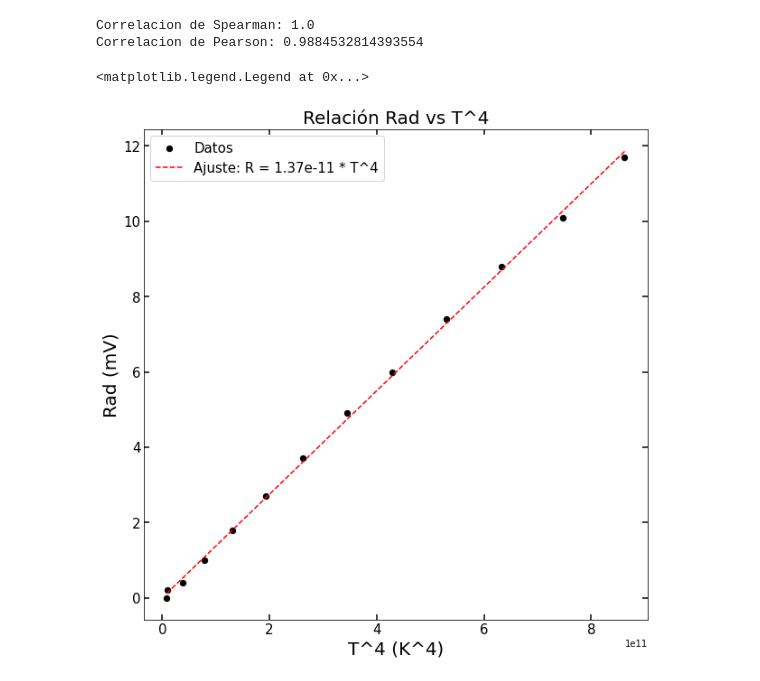
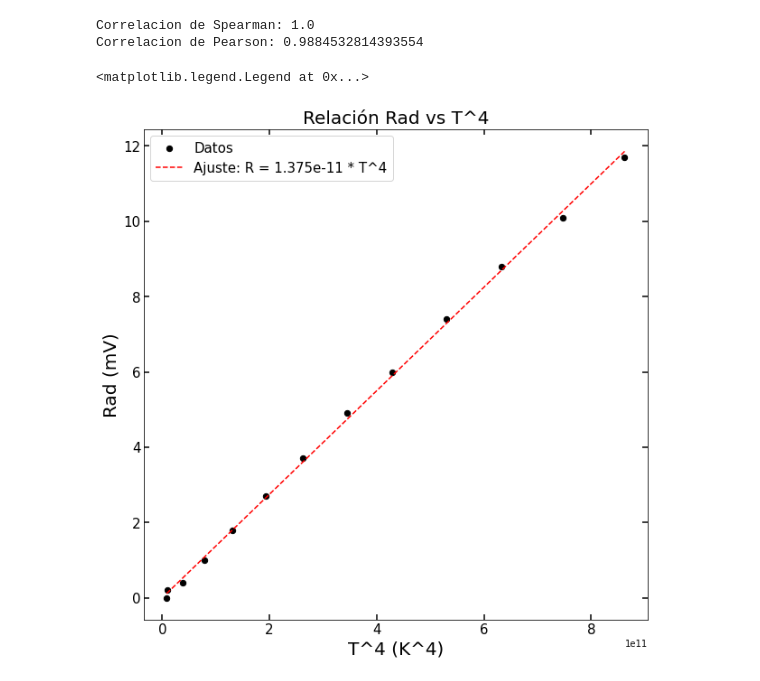
Before and after one commit to ojedarcelo/termocodigos, a Jupyter notebook: Lab4Termo/lab4.ipynb, the cells around one changed output. Drawn from its saved outputs; the diff is of its cells as text; code cells hidden in the pictures.

```diff
--- a/Lab4Termo/lab4.ipynb
+++ b/Lab4Termo/lab4.ipynb
@@ -80,18 +80,18 @@ Correlacion de Pearson: 0.9884532814393554
 # %%
 min_t, max_t = min(datos['T^4 (K^4)']), max(datos['T^4 (K^4)'])
 
 
 fig, ax = plt.subplots(figsize=(10,10))
 ax.scatter(datos['T^4 (K^4)'], datos['Rad (mV)'], s=40, c='black', label='Datos')
 ax.plot(np.linspace(min_t,max_t), modelo_ajuste(np.linspace(min_t,max_t)), '--', c='red', label='Ajuste: R = {} * T^4'.format(
-    round(popt[0],13)
+    round(popt[0],14)
 ))
 ax.set_ylabel('Rad (mV)', fontsize=20)
 ax.set_xlabel('T^4 (K^4)', fontsize=20)
 ax.set_title('Relación Rad vs T^4', fontsize=20)
 ax.tick_params(axis='both', labelsize=15, direction='in', right=True, top=True,
               length=6, width=1.5, grid_color='black', grid_alpha=1)
 ax.legend(fontsize=15)
 # %% [output]
 <matplotlib.legend.Legend at 0x...>
-[figure, old version]
+[figure, new version]
```
